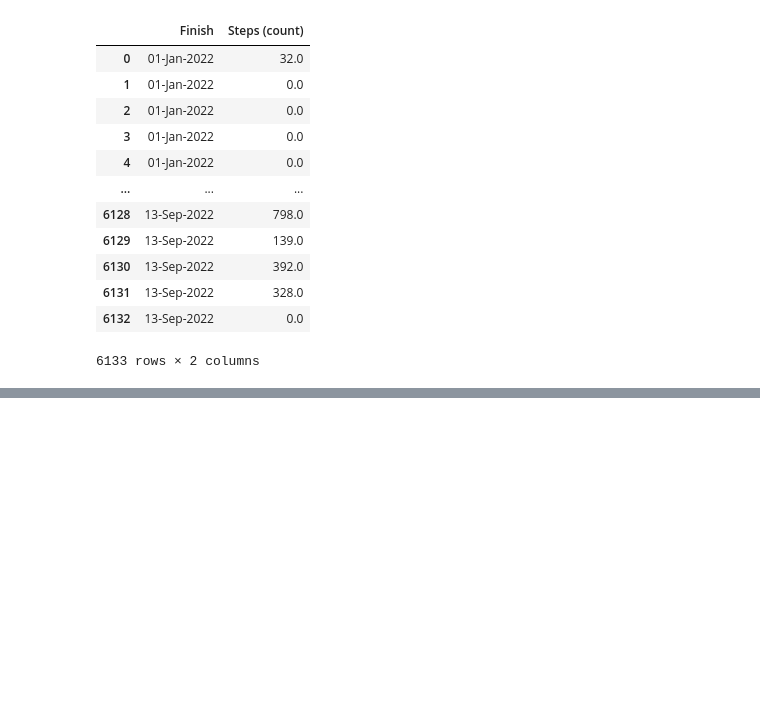
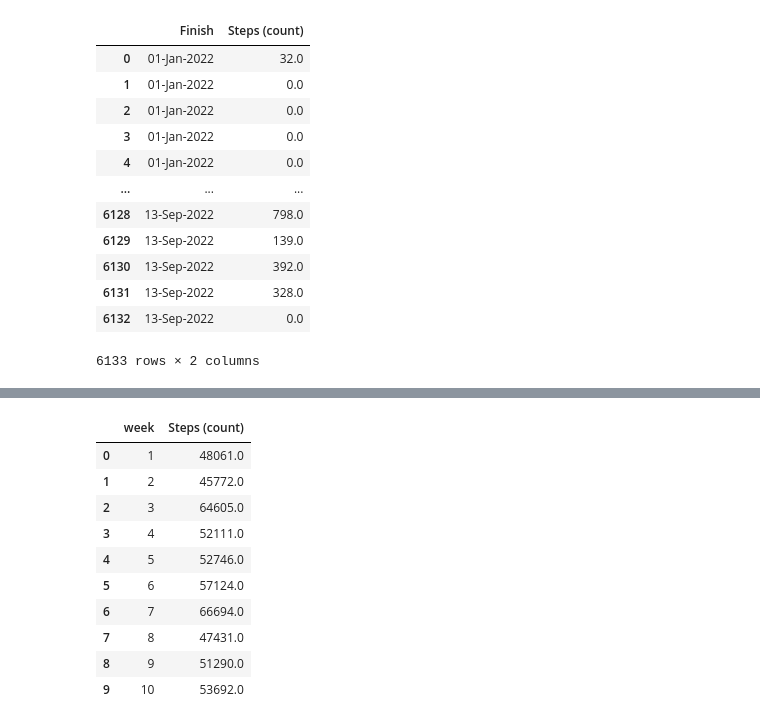
Before and after one commit to KuaiYu715/Steps-Counts-Analysis, a Jupyter notebook: Group data exploration/De shi/Code_ds.ipynb, the cells around one changed output, grey strips where cells are left out. Cells and saved outputs as stored; diff of their text form; code cells hidden in the pictures; blank space fills up the shorter version.

```diff
--- a/Group data exploration/De shi/Code_ds.ipynb
+++ b/Group data exploration/De shi/Code_ds.ipynb
@@ -130,0 +153,15 @@ KeyError: ignored
+# %%
+W7 = weeksum.groupby([weeksum['Finish'].dt.isocalendar().week]).sum().rename_axis(['week']).reset_index()
+W7.head(10)
+# %% [output]
+|  | week | Steps (count) |
+| 0 | 1 | 48061.0 |
+| 1 | 2 | 45772.0 |
+| 2 | 3 | 64605.0 |
+| 3 | 4 | 52111.0 |
+| 4 | 5 | 52746.0 |
+| 5 | 6 | 57124.0 |
+| 6 | 7 | 66694.0 |
+| 7 | 8 | 47431.0 |
+| 8 | 9 | 51290.0 |
+| 9 | 10 | 53692.0 |
```
Also changed, not shown: parts of 11 cells of this notebook.
